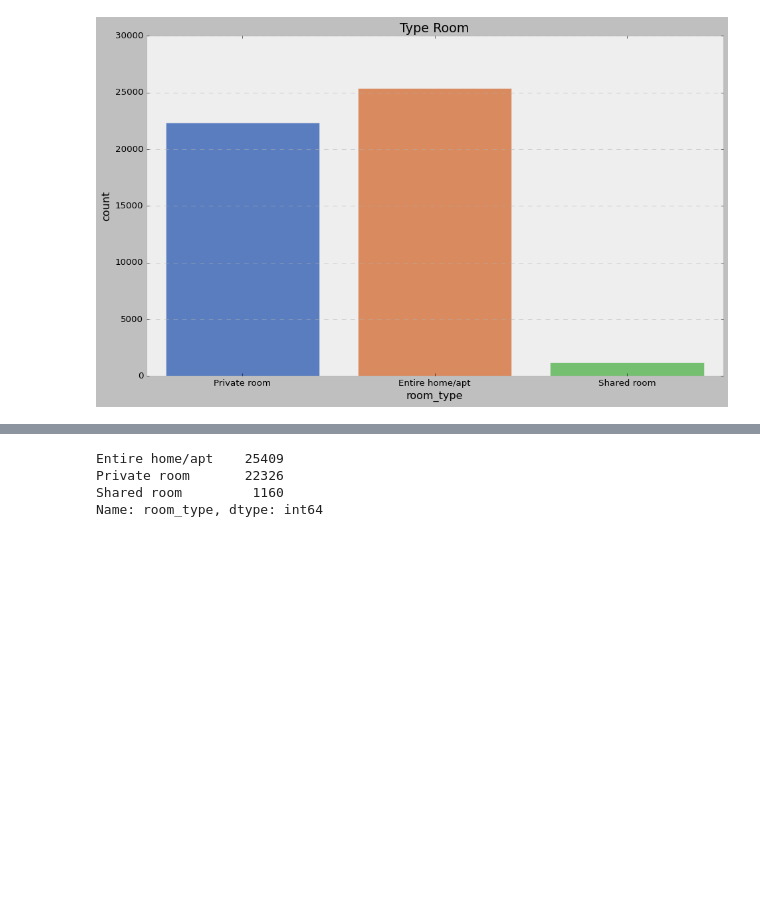
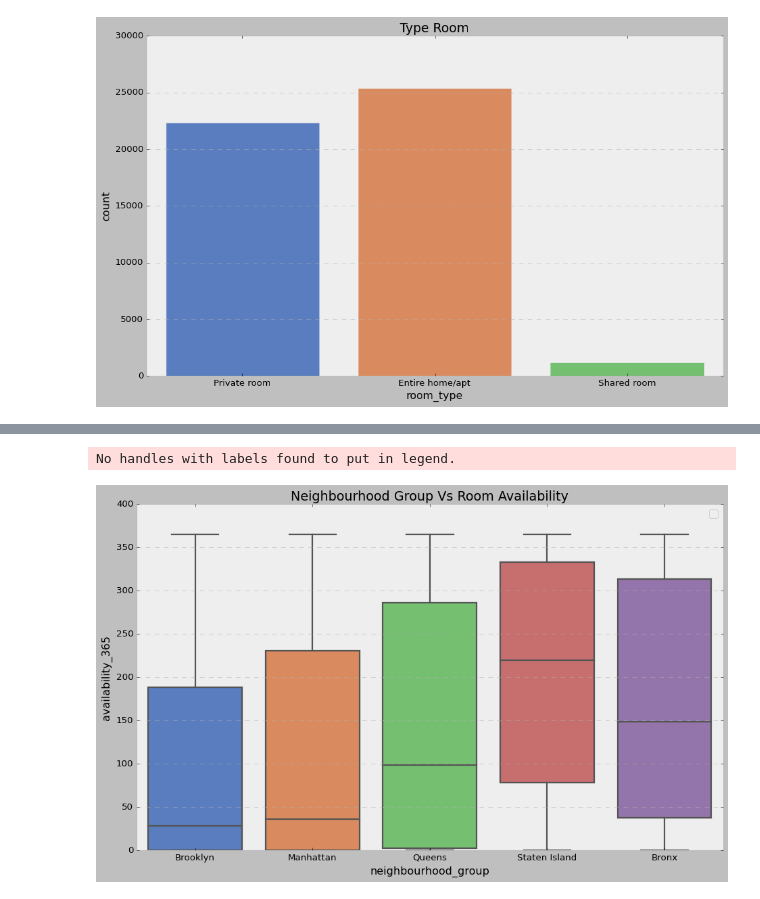
Before and after one commit to Mmbsaksd/Airbnb-EDA-Analysis, a Jupyter notebook: Airbnb.ipynb, the cells around one changed output, grey strips where cells are left out. Saved outputs shown, nothing was run; the diff lists cells and outputs as text; code cells hidden in the pictures; blank space fills up the shorter version.

```diff
--- a/Airbnb.ipynb
+++ b/Airbnb.ipynb
@@ -127,7 +127,10 @@ plt.show()
-# %%
-df.room_type.value_counts()
-# %% [output]
-Entire home/apt    25409
-Private room       22326
-Shared room         1160
-Name: room_type, dtype: int64
+# %%
+plt.style.use('bmh')
+plt.figure(figsize=(14,8))
+
+plt.title("Neighbourhood Group Vs Room Availability")
+sns.boxplot(data=df, x='neighbourhood_group', y='availability_365',palette='muted')
+plt.show()
+# %% [output]
+No handles with labels found to put in legend.
+[figure, added]
```
Also changed, not shown: parts of 6 cells of this notebook.
